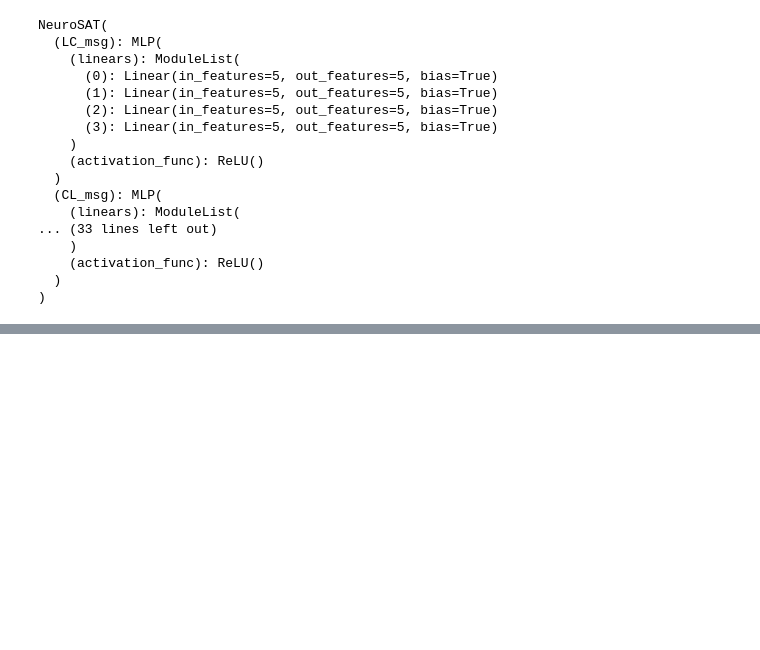
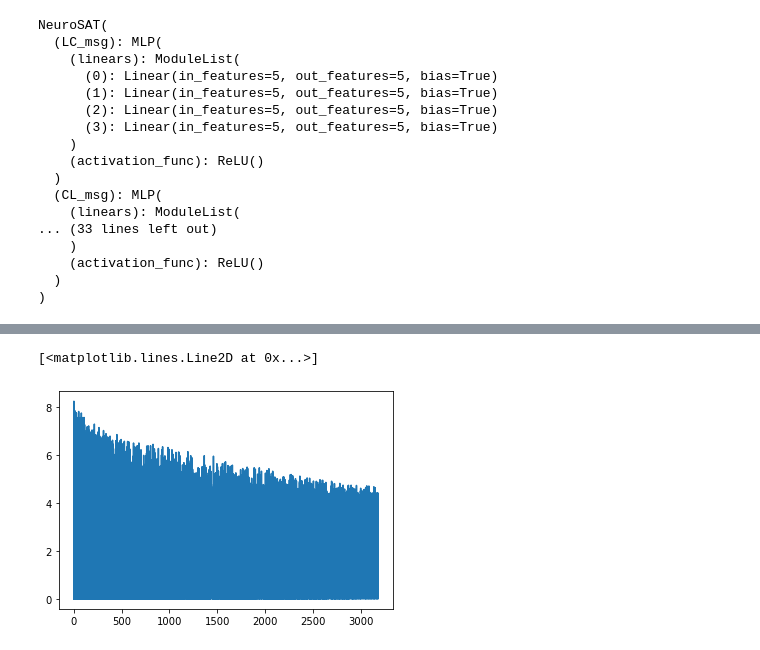
Before and after one commit to l0rem1psum/transformer-neurosat, a Jupyter notebook: pytorch-neurosat.ipynb, the cells around one changed output, grey strips where cells are left out. Cells and saved outputs as stored; diff of their text form; code cells hidden in the pictures; blank space fills up the shorter version.

```diff
--- a/pytorch-neurosat.ipynb
+++ b/pytorch-neurosat.ipynb
@@ -20,7 +20,7 @@ n = NeuroSAT(5, 3, 3, 128)
 ds = SatProblemDataSet("data")
 dl = torch.utils.data.DataLoader(ds)
 # %%
-optim = torch.optim.Adam(n.parameters(), lr = 1e-4, weight_decay = 1e-10)
+optim = torch.optim.Adam(n.parameters(), lr = 1e-5, weight_decay = 1e-10)
 n.train()
 # %% [output]
 NeuroSAT(
@@ -41,16 +41,18 @@ NeuroSAT(
   )
 )
 # %%
+losses = []
+loss_fn = torch.nn.BCELoss()
 for _ in range(1):
     for prob, target in dl:
-        print(prob.type())
-        print(type(target))
         optim.zero_grad()
         outputs = n(prob[0].float())
     #     print(outputs, prob[1])
         torch.nn.utils.clip_grad_norm_(n.parameters(), 0.5)
-        loss = compute_loss(outputs, target[0], n.parameters())
+#         loss = compute_loss(outputs, target[0], n.parameters())
+        loss = loss_fn(outputs, target[0])
         desc = 'loss: %.4f; ' % (loss.item())
+        losses.append(loss.item())
         print(desc)
 
         loss.backward()
@@ -61,0 +81,5 @@ TypeError: only integer tensors of a single element can be converted to an index
+# %%
+plt.plot([i for i in range(len(losses))], losses)
+# %% [output]
+[<matplotlib.lines.Line2D at 0x...>]
+[figure, added]
```
Also changed, not shown: parts of 2 cells of this notebook, 3 other files.
